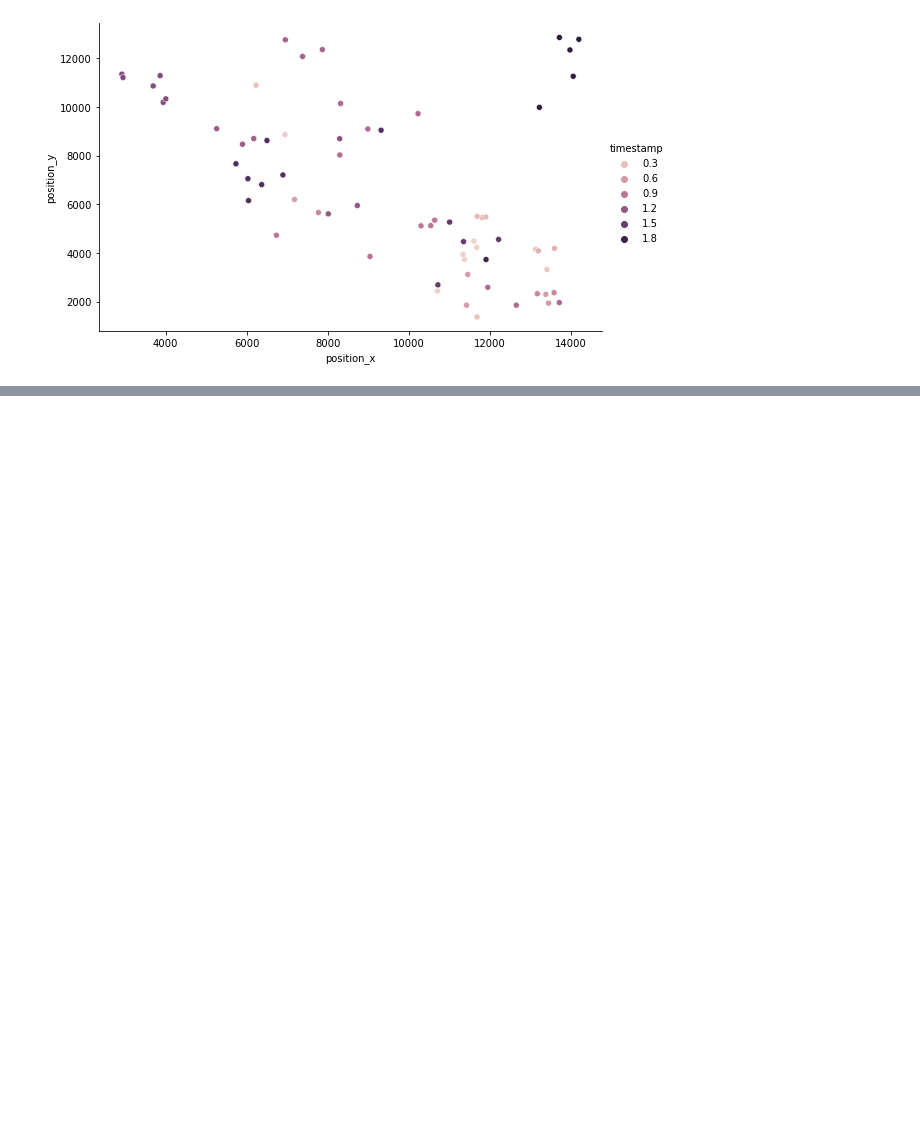
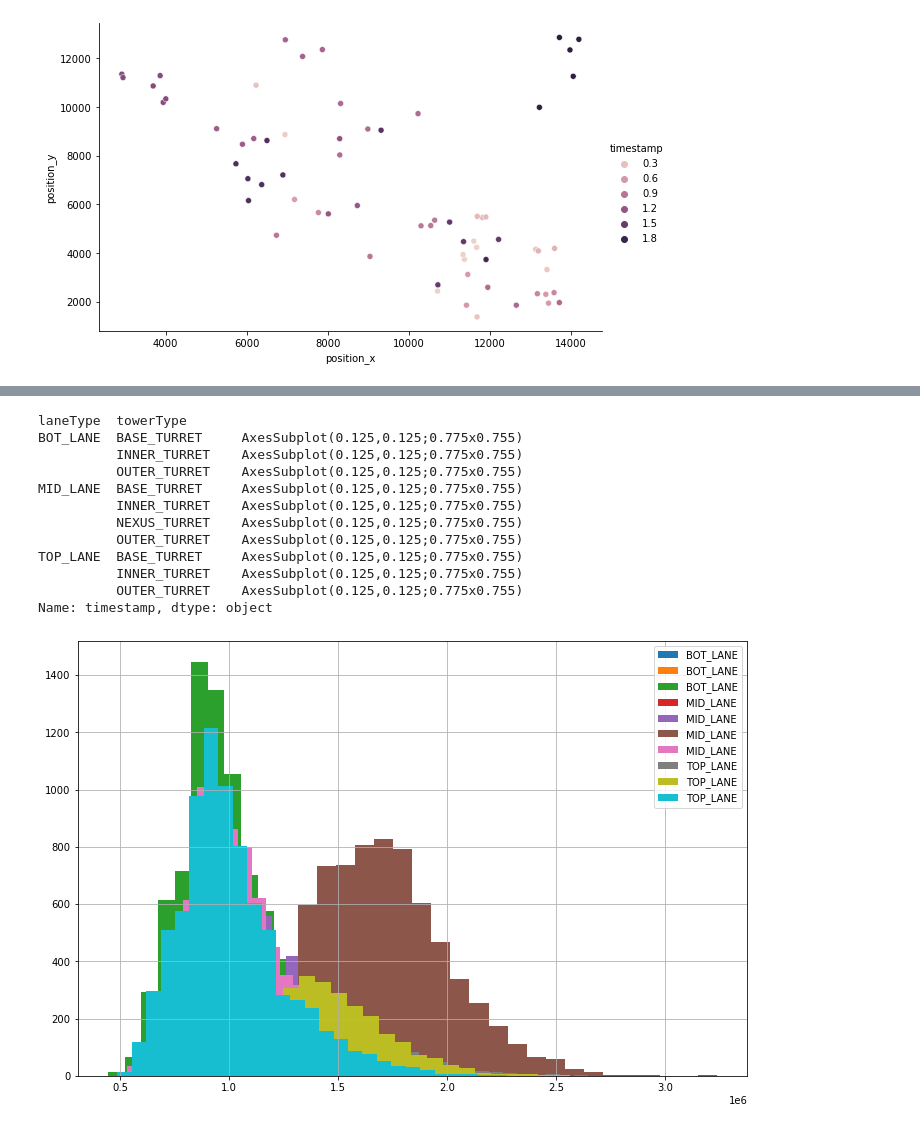
Before and after one commit to kdai11830/LoL-PlaybyPlay-Win-Prediction, a Jupyter notebook: SimpleTSEDA.ipynb, the cells around one changed output, grey strips where cells are left out. Cells and saved outputs as stored; diff of their text form; code cells hidden in the pictures; blank space fills up the shorter version.

```diff
--- a/SimpleTSEDA.ipynb
+++ b/SimpleTSEDA.ipynb
@@ -94,0 +217,18 @@ plt.show()
+# %%
+## Tower Gone Time... By average - TELL THE SAME STORY., IN a more visualized way.
+Group_item = TestData.groupby(['laneType','towerType'])
+Group_item['timestamp'].hist(legend= True,bins=30,figsize = (12,8))
+# %% [output]
+laneType  towerType
+BOT_LANE  BASE_TURRET     AxesSubplot(0.125,0.125;0.775x0.755)
+          INNER_TURRET    AxesSubplot(0.125,0.125;0.775x0.755)
+          OUTER_TURRET    AxesSubplot(0.125,0.125;0.775x0.755)
+MID_LANE  BASE_TURRET     AxesSubplot(0.125,0.125;0.775x0.755)
+          INNER_TURRET    AxesSubplot(0.125,0.125;0.775x0.755)
+          NEXUS_TURRET    AxesSubplot(0.125,0.125;0.775x0.755)
+          OUTER_TURRET    AxesSubplot(0.125,0.125;0.775x0.755)
+TOP_LANE  BASE_TURRET     AxesSubplot(0.125,0.125;0.775x0.755)
+          INNER_TURRET    AxesSubplot(0.125,0.125;0.775x0.755)
+          OUTER_TURRET    AxesSubplot(0.125,0.125;0.775x0.755)
+Name: timestamp, dtype: object
+[figure, added]
```
Also changed, not shown: parts of 26 cells of this notebook.
